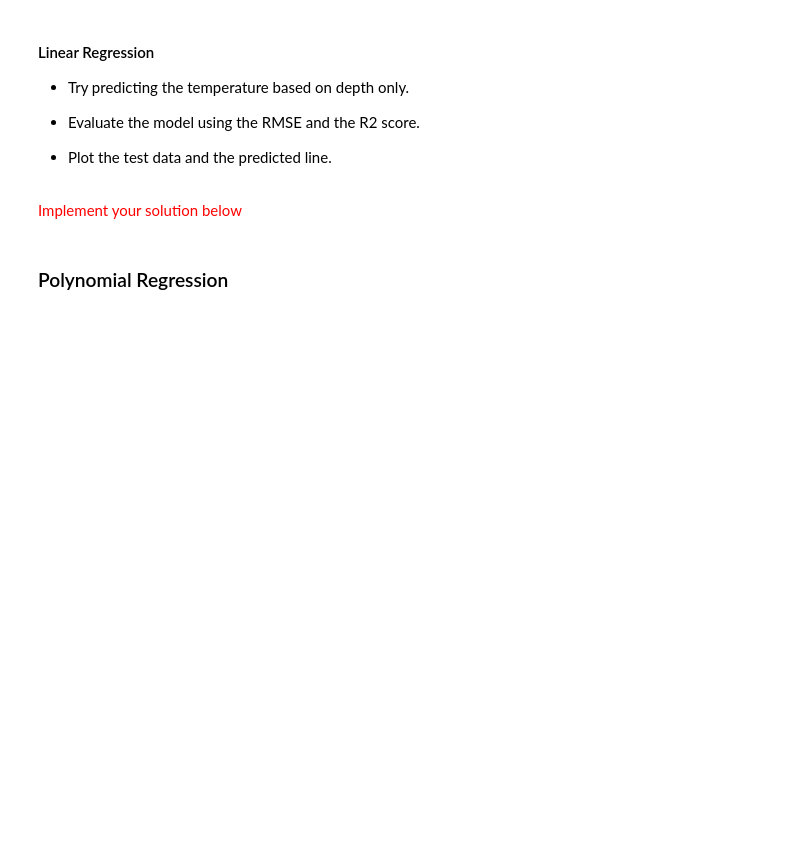
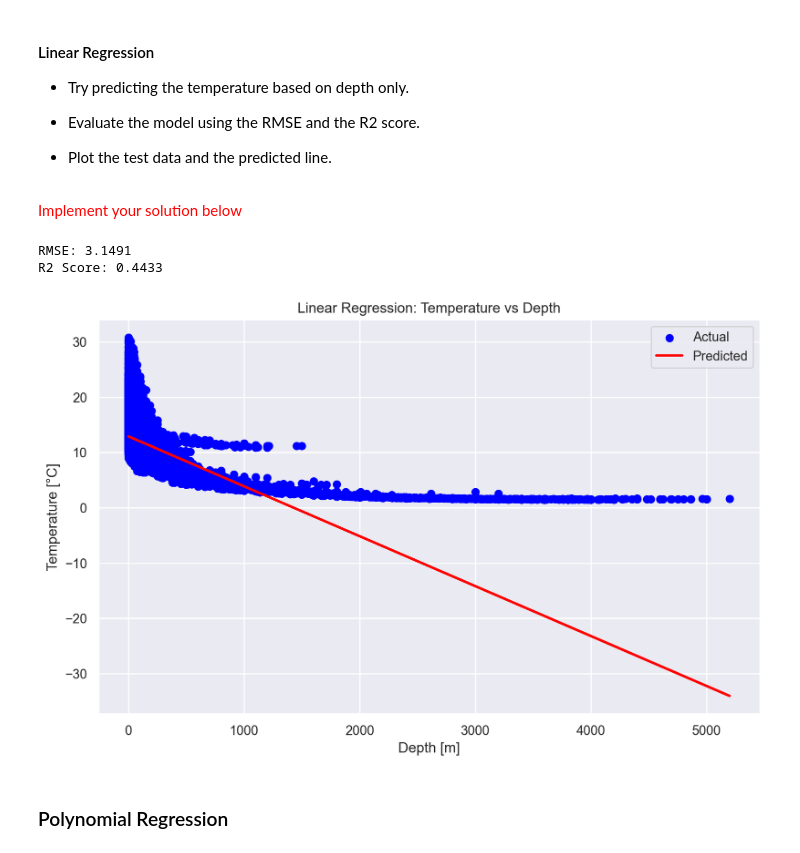
Before and after one commit to petkokp/m1-hands-on-machine-learning, a Jupyter notebook: TP3/TP 3 - Intro Scikit-Learn - Regression.ipynb, the cells around one changed output. Cells and saved outputs as stored; diff of their text form; code cells hidden in the pictures; blank space fills up the shorter version.

Commit message:
training models on the bottle dataset

```diff
--- a/TP3/TP 3 - Intro Scikit-Learn - Regression.ipynb
+++ b/TP3/TP 3 - Intro Scikit-Learn - Regression.ipynb
@@ -267,3 +267,12 @@ ax[1].grid()
 #### Splitting the Dataset
 # %% [markdown]
 <span style="color:red">Implement your solution below</span>
+# %%
+# Split the dataset into training and testing sets
+X = bottle_df[['Depthm']]  # Features
+y = bottle_df['T_degC']    # Target variable
+
+X_train, X_test, y_train, y_test = train_test_split(X, y, test_size=0.2, random_state=42)
+
+print(f"Training set size: {X_train.shape[0]}")
+print(f"Testing set size: {X_test.shape[0]}")
@@ -277,6 +289,36 @@ ax[1].grid()
 *   Plot the test data and the predicted line.
 # %% [markdown]
 <span style="color:red">Implement your solution below</span>
+# %%
+# Initialize the Linear Regression model
+linear_reg_model = LinearRegression()
+
+# Train the model
+linear_reg_model.fit(X_train, y_train)
+
+# Predict the temperature for the test set
+y_pred = linear_reg_model.predict(X_test)
+
+# Evaluate the model
+rmse = np.sqrt(metrics.mean_squared_error(y_test, y_pred))
+r2 = metrics.r2_score(y_test, y_pred)
+
+print(f"RMSE: {rmse:.4f}")
+print(f"R2 Score: {r2:.4f}")
+
+# Plot the test data and the predicted line
+plt.figure(figsize=(10, 6))
+plt.scatter(X_test, y_test, color='blue', label='Actual')
+plt.plot(X_test, y_pred, color='red', linewidth=2, label='Predicted')
+plt.xlabel('Depth [m]')
+plt.ylabel('Temperature [°C]')
+plt.title('Linear Regression: Temperature vs Depth')
+plt.legend()
+plt.show()
+# %% [output]
+RMSE: 3.1491
+R2 Score: 0.4433
+[figure, added]
 # %% [markdown]
 ### Polynomial Regression
 # %% [markdown]
```
Also changed, not shown: parts of 4 cells of this notebook.
